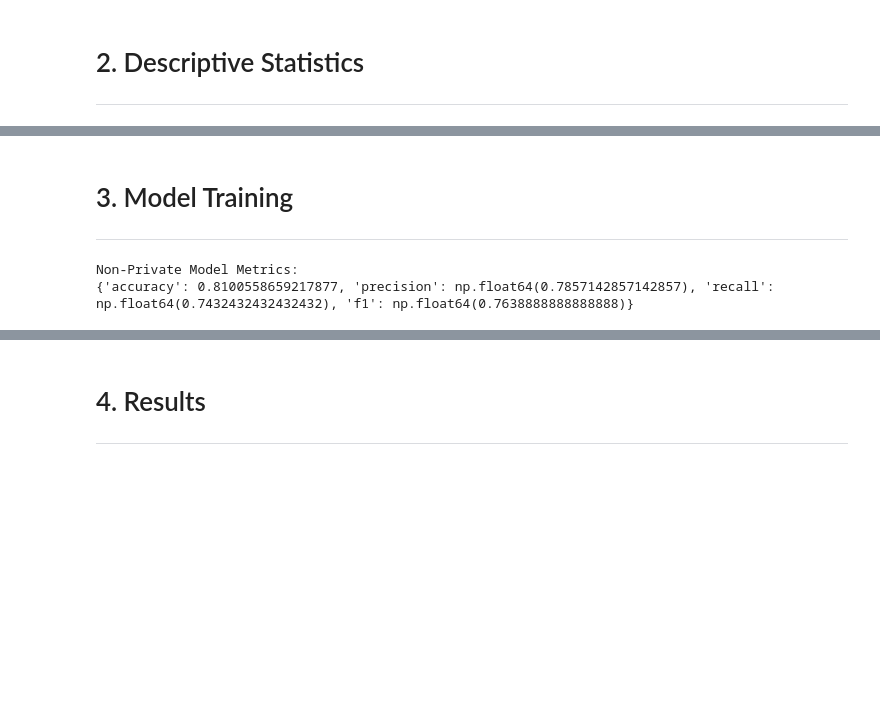
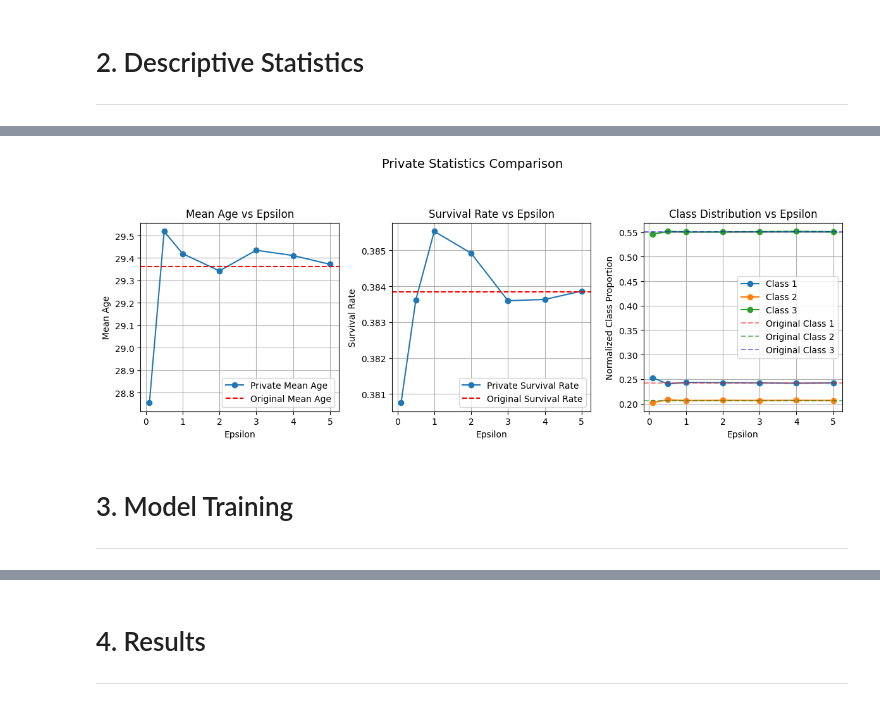
Before and after one commit to ikumpli/Differential_Privacy, a Jupyter notebook: notebooks/dp_exploration_and_modeling.ipynb, the cells around one changed output, grey strips where cells are left out. Saved outputs shown, nothing was run; the diff lists cells and outputs as text; code cells hidden in the pictures; blank space fills up the shorter version.

```diff
--- a/notebooks/dp_exploration_and_modeling.ipynb
+++ b/notebooks/dp_exploration_and_modeling.ipynb
@@ -130,3 +68,21 @@ plt.show()
+# %%
+# Define epsilon values to test
+epsilon_values = [0.1, 0.5, 1.0, 2.0, 3.0, 4.0, 5.0]
+
+# Original statistics
+original_mean_age = df['Age'].mean()
+original_survival_rate = df['Survived'].mean()
+original_class_counts = df['Pclass'].value_counts(normalize=True).sort_index()
+
+original_stats = (original_mean_age, original_survival_rate, original_class_counts)
+
+# Calculate private statistics
+private_stats = calculate_private_statistics(df, epsilon_values)
+
+# Plot statistics
+plot_private_statistics(epsilon_values, original_stats, private_stats)
+# %% [output]
+[figure, added]
 # %% [markdown]
 # <a id='3'>3. Model Training</a>
 -----
@@ -139,12 +95,10 @@ scaler = StandardScaler()
 X_train[['Age', 'Fare']] = scaler.fit_transform(X_train[['Age', 'Fare']])
 X_test[['Age', 'Fare']] = scaler.transform(X_test[['Age', 'Fare']])
 # %%
-# Train a non-private logistic regression model from sklearn
-from sklearn.linear_model import LogisticRegression as SklearnLogisticRegression
+# Train a non-private LogisticRegression (sklearn) and get baseline metrics
 non_private_model = SklearnLogisticRegression()
 non_private_model.fit(X_train, y_train)
 
-# Evaluate the non-private model
 non_private_preds = non_private_model.predict(X_test)
 non_private_metrics = {
     'accuracy': accuracy_score(y_test, non_private_preds),
@@ -152,9 +106,4 @@ non_private_metrics = {
     'recall': recall_score(y_test, non_private_preds),
     'f1': f1_score(y_test, non_private_preds)
 }
-print("\nNon-Private Model Metrics:")
-print(non_private_metrics)
-# %% [output]
-Non-Private Model Metrics:
-{'accuracy': 0.8100558659217877, 'precision': np.float64(0.7857142857142857), 'recall': np.float64(0.7432432432432432), 'f1': np.float64(0.7638888888888888)}
 # %%
```
Also changed, not shown: parts of 8 cells of this notebook, 10 other files.
